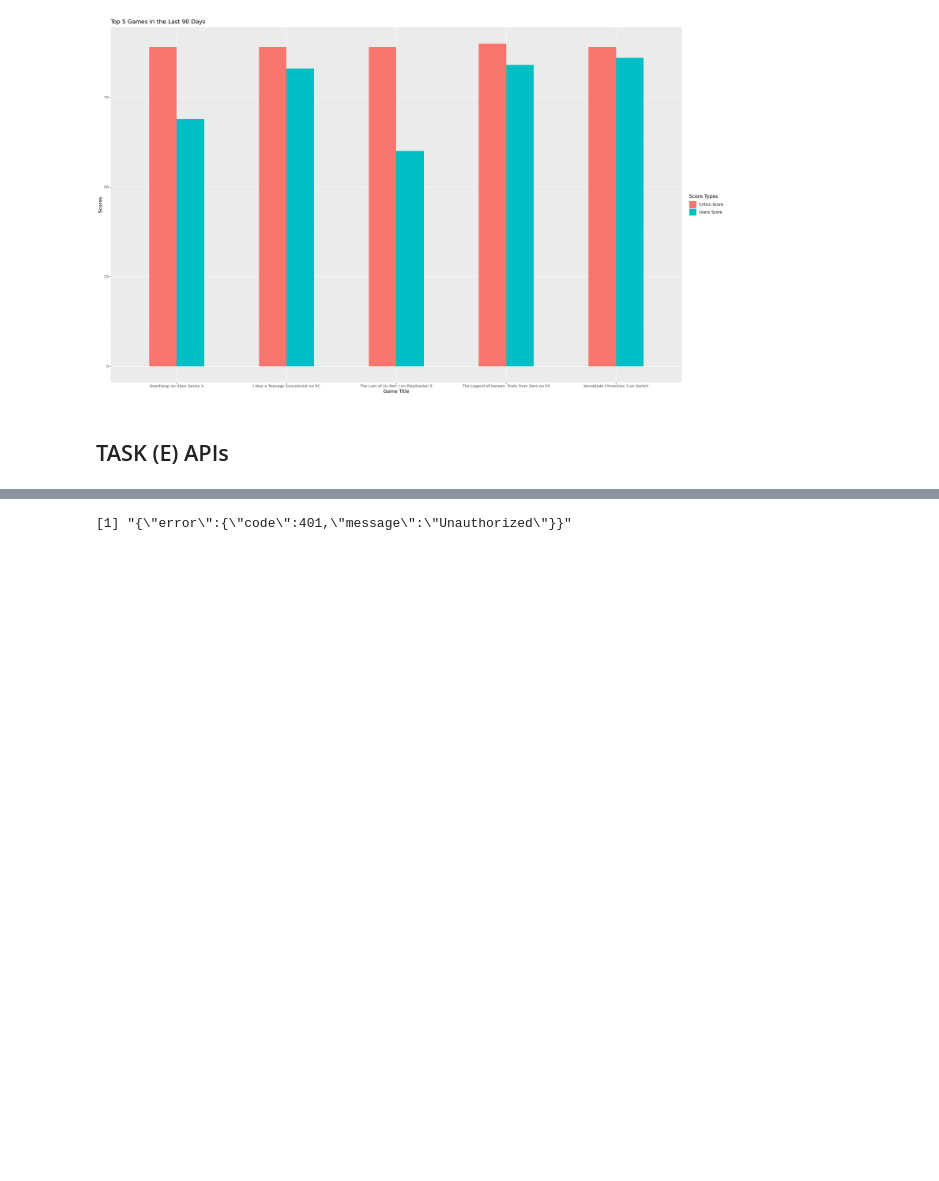
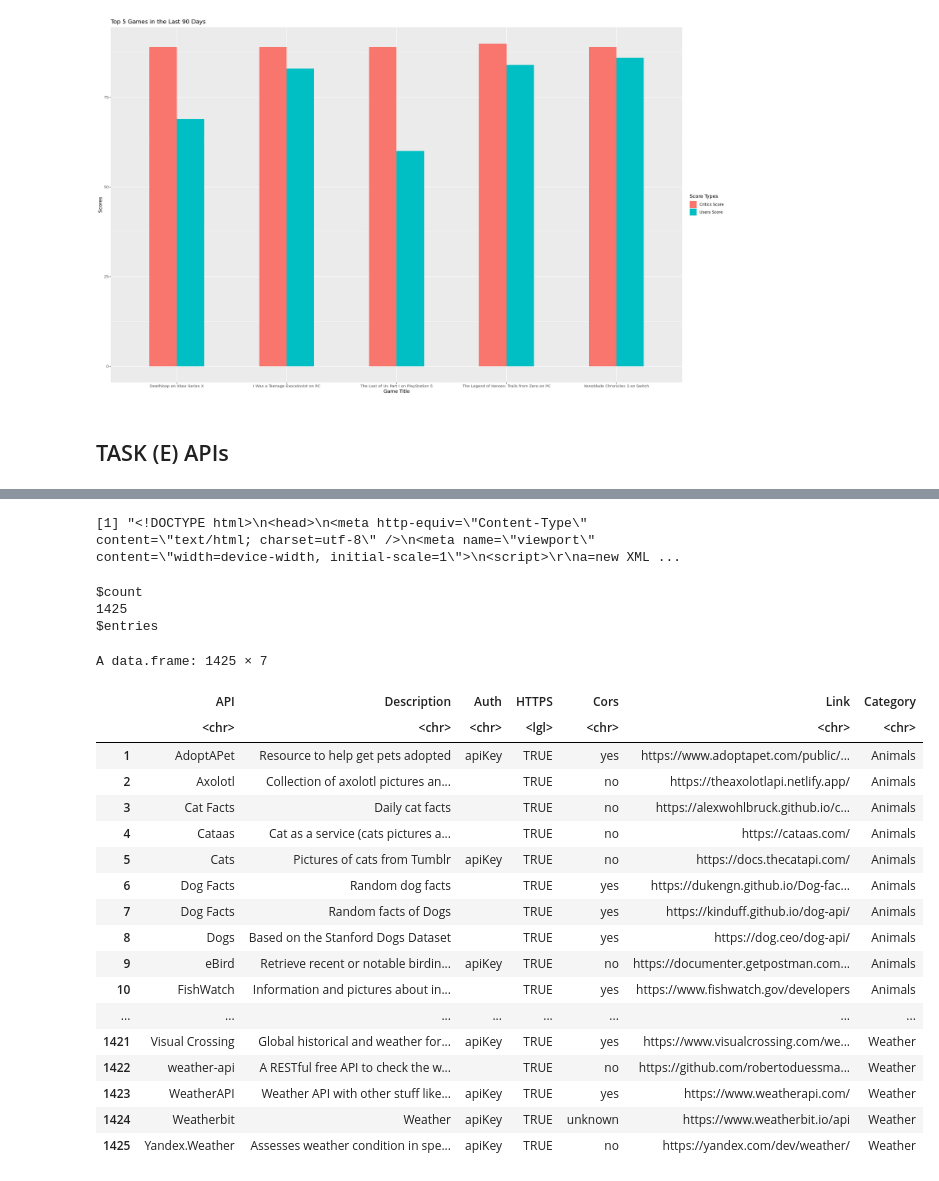
Before and after one commit to beuri97/data201_assignment2, a Jupyter notebook: DATA201_Assignment2_R.ipynb, the cells around one changed output, grey strips where cells are left out. Drawn from its saved outputs; the diff is of its cells as text; code cells hidden in the pictures; blank space fills up the shorter version.

Commit message:
created a data frame from the req body of anAPI from a web service

```diff
--- a/DATA201_Assignment2_R.ipynb
+++ b/DATA201_Assignment2_R.ipynb
@@ -536,8 +507,38 @@ Response [https://api.jokes.one/joke]
 # %%
 # Access the content of the request body.
 # Displays the raw data inside the request body.
-jod_content <- jod %>%
-    content("text")
-jod_content
+ap_content <- ap %>%
+    content("text", encoding = "UTF-8")
+ap_content
 # %% [output]
-[1] "{\"error\":{\"code\":401,\"message\":\"Unauthorized\"}}"
+[1] "<!DOCTYPE html>\n<head>\n<meta http-equiv=\"Content-Type\" content=\"text/html; charset=utf-8\" />\n<meta name=\"viewport\" content=\"width=device-width, initial-scale=1\">\n<script>\r\na=new XML ...
+# %%
+# Converts the ap_content from JSON to R object.
+# Displays a data frame containing information about each public APIs in the list.
+ap_data <- memes_content %>%
+    fromJSON()
+ap_data %>%
+    head()
+# %% [output]
+$count
+1425
+$entries
+A data.frame: 1425 × 7
+|  | API | Description | Auth | HTTPS | Cors | Link | Category |
+|  | <chr> | <chr> | <chr> | <lgl> | <chr> | <chr> | <chr> |
+| 1 | AdoptAPet | Resource to help get pets adopted | apiKey | TRUE | yes | https://www.adoptapet.com/public/... | Animals |
+| 2 | Axolotl | Collection of axolotl pictures an... |  | TRUE | no | https://theaxolotlapi.netlify.app/ | Animals |
+| 3 | Cat Facts | Daily cat facts |  | TRUE | no | https://alexwohlbruck.github.io/c... | Animals |
+| 4 | Cataas | Cat as a service (cats pictures a... |  | TRUE | no | https://cataas.com/ | Animals |
+| 5 | Cats | Pictures of cats from Tumblr | apiKey | TRUE | no | https://docs.thecatapi.com/ | Animals |
+| 6 | Dog Facts | Random dog facts |  | TRUE | yes | https://dukengn.github.io/Dog-fac... | Animals |
+| 7 | Dog Facts | Random facts of Dogs |  | TRUE | yes | https://kinduff.github.io/dog-api/ | Animals |
+| 8 | Dogs | Based on the Stanford Dogs Dataset |  | TRUE | yes | https://dog.ceo/dog-api/ | Animals |
+| 9 | eBird | Retrieve recent or notable birdin... | apiKey | TRUE | no | https://documenter.getpostman.com... | Animals |
+| 10 | FishWatch | Information and pictures about in... |  | TRUE | yes | https://www.fishwatch.gov/developers | Animals |
+| ... | ... | ... | ... | ... | ... | ... | ... |
+| 1421 | Visual Crossing | Global historical and weather for... | apiKey | TRUE | yes | https://www.visualcrossing.com/we... | Weather |
+| 1422 | weather-api | A RESTful free API to check the w... |  | TRUE | no | https://github.com/robertoduessma... | Weather |
+| 1423 | WeatherAPI | Weather API with other stuff like... | apiKey | TRUE | yes | https://www.weatherapi.com/ | Weather |
+| 1424 | Weatherbit | Weather | apiKey | TRUE | unknown | https://www.weatherbit.io/api | Weather |
+| 1425 | Yandex.Weather | Assesses weather condition in spe... | apiKey | TRUE | no | https://yandex.com/dev/weather/ | Weather |
```
Also changed, not shown: parts of 10 cells of this notebook.
